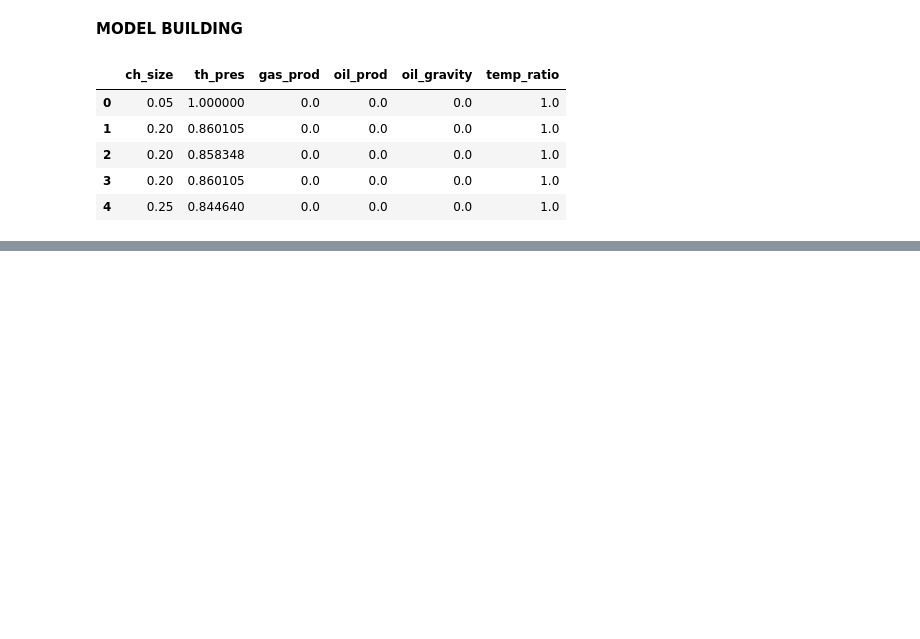
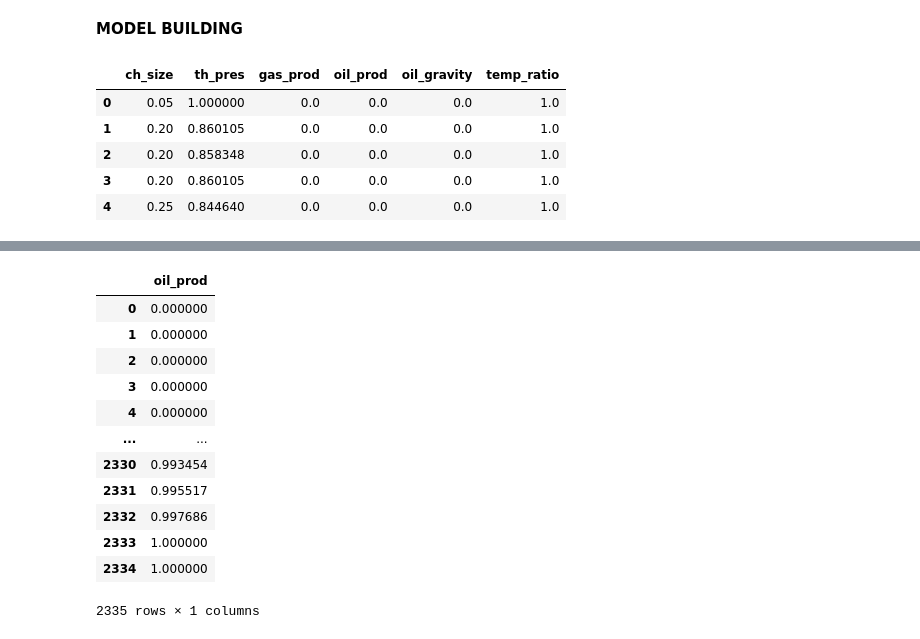
Before and after one commit to BasseyIsrael/choke-performance, a Jupyter notebook: Choke_performance.ipynb, the cells around one changed output, grey strips where cells are left out. Saved outputs shown, nothing was run; the diff lists cells and outputs as text; code cells hidden in the pictures; blank space fills up the shorter version.

```diff
--- a/Choke_performance.ipynb
+++ b/Choke_performance.ipynb
@@ -690,3 +700,19 @@ y = df_n.iloc[:,[1,2,3,4,5]].copy()
 
 # Splitting the data using a test size of 0.25
 X_train, X_test, y_train, y_test = train_test_split(X,y, test_size=0.25, random_state = 42)
+# %%
+y
+# %% [output]
+|  | oil_prod |
+| 0 | 0.000000 |
+| 1 | 0.000000 |
+| 2 | 0.000000 |
+| 3 | 0.000000 |
+| 4 | 0.000000 |
+| ... | ... |
+| 2330 | 0.993454 |
+| 2331 | 0.995517 |
+| 2332 | 0.997686 |
+| 2333 | 1.000000 |
+| 2334 | 1.000000 |
+2335 rows × 1 columns
```
Also changed, not shown: parts of 26 cells of this notebook.
